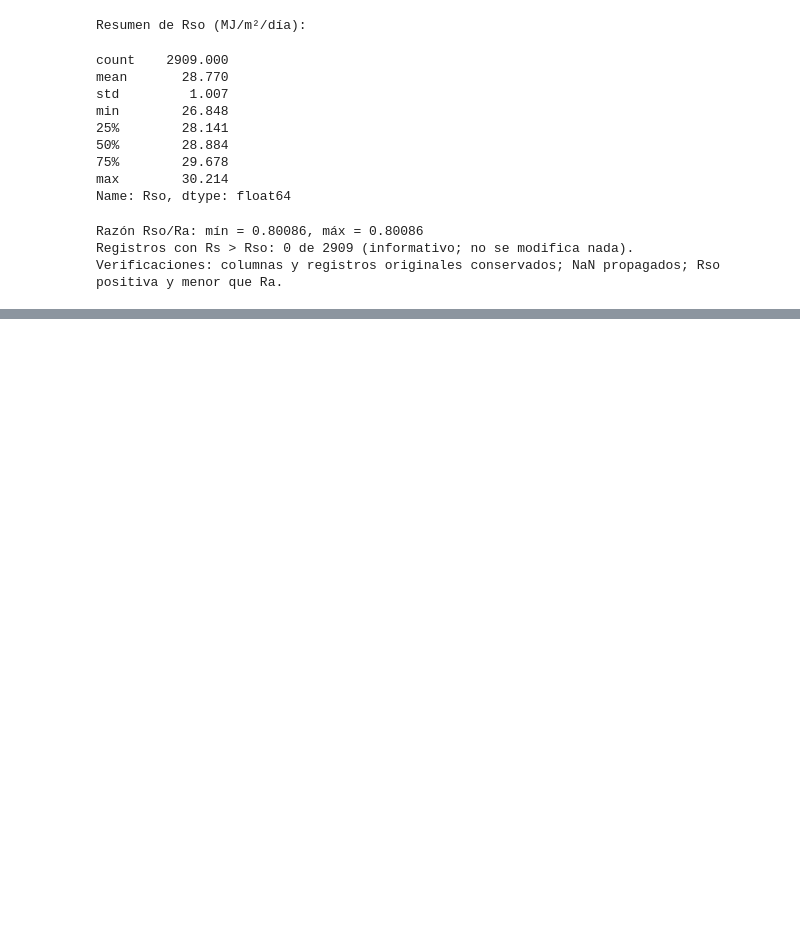
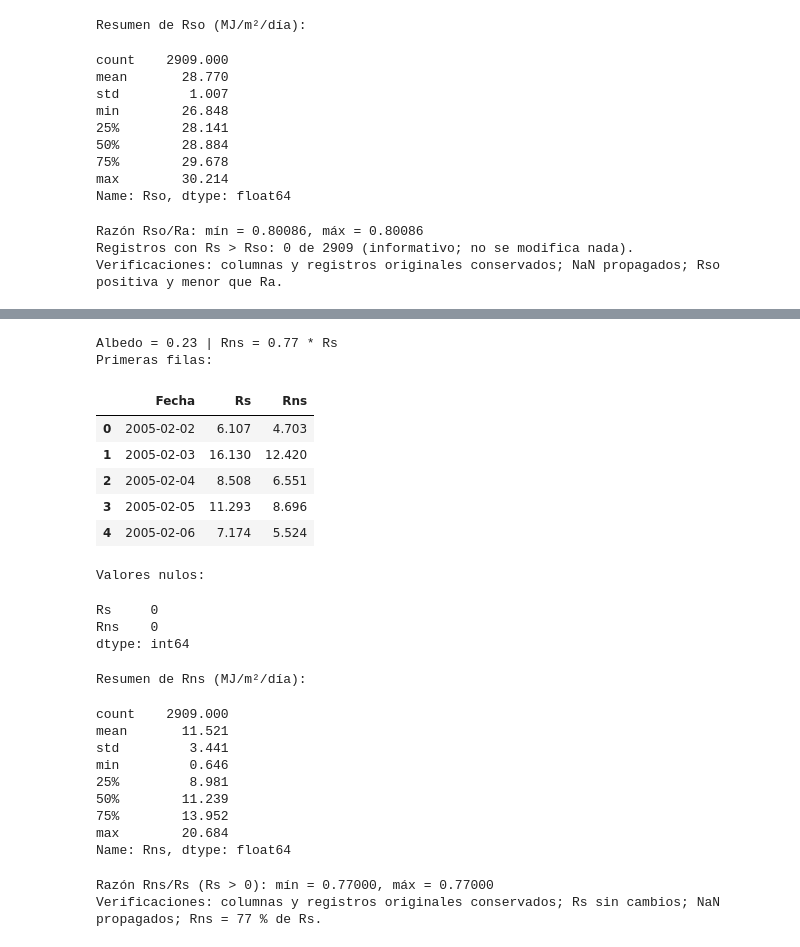
Before and after one commit to nicopulido/Prob_Proyecto_Grado, a Jupyter notebook: Tibaitata/04_calculo_variables_objetivo.ipynb, the cells around one changed output, grey strips where cells are left out. Drawn from its saved outputs; the diff is of its cells as text; code cells hidden in the pictures; blank space fills up the shorter version.

```diff
--- a/Tibaitata/04_calculo_variables_objetivo.ipynb
+++ b/Tibaitata/04_calculo_variables_objetivo.ipynb
@@ -734,0 +739,68 @@ Verificaciones: columnas y registros originales conservados; NaN propagados; Rso
+# %%
+assert "Rs" in df_tibaitata_et0.columns
+assert "Rns" not in df_tibaitata_et0.columns, "La columna Rns ya existe; no se sobrescribirá."
+
+ALBEDO_FAO56 = 0.23  # adimensional, cultivo de referencia
+
+columnas_antes_rns = df_tibaitata_et0.columns.tolist()
+valores_antes_rns = df_tibaitata_et0[columnas_antes_rns].copy()
+numero_registros_antes_rns = len(df_tibaitata_et0)
+forma_limpio_antes_rns = df_tibaitata_limpio.shape
+
+# La operación vectorizada propaga NaN cuando falta Rs.
+df_tibaitata_et0["Rns"] = (1 - ALBEDO_FAO56) * df_tibaitata_et0["Rs"]
+
+rs_con_rns = df_tibaitata_et0["Rs"].dropna()
+rns_valida = df_tibaitata_et0["Rns"].dropna()
+
+# Datos originales intactos (incluida Rs); sin eliminar fechas.
+assert len(df_tibaitata_et0) == numero_registros_antes_rns
+assert df_tibaitata_et0[columnas_antes_rns].equals(valores_antes_rns)
+assert df_tibaitata_et0.columns[:len(columnas_antes_rns)].tolist() == columnas_antes_rns
+assert df_tibaitata_limpio.shape == forma_limpio_antes_rns
+
+# NaN propagados, valores finitos y no negativos.
+assert df_tibaitata_et0["Rns"].isna().equals(df_tibaitata_et0["Rs"].isna())
+assert np.isfinite(rns_valida).all(), "Rns contiene valores infinitos."
+assert (rns_valida >= 0).all(), "Rns contiene valores negativos."
+
+# Rns es el 77 % de Rs.
+assert np.isclose(ALBEDO_FAO56, 0.23)
+assert np.allclose(rns_valida, 0.77 * rs_con_rns)
+assert np.allclose(rns_valida / rs_con_rns.loc[rs_con_rns > 0], 0.77)
+assert (rns_valida <= rs_con_rns).all()
+
+print(f"Albedo = {ALBEDO_FAO56} | Rns = {1 - ALBEDO_FAO56:.2f} * Rs")
+print("Primeras filas:")
+display(df_tibaitata_et0[["Fecha", "Rs", "Rns"]].head())
+print("Valores nulos:")
+display(df_tibaitata_et0[["Rs", "Rns"]].isna().sum())
+print("Resumen de Rns (MJ/m²/día):")
+display(rns_valida.describe())
+print(f"Razón Rns/Rs (Rs > 0): mín = {(rns_valida / rs_con_rns.loc[rs_con_rns > 0]).min():.5f}, máx = {(rns_valida / rs_con_rns.loc[rs_con_rns > 0]).max():.5f}")
+print("Verificaciones: columnas y registros originales conservados; Rs sin cambios; NaN propagados; Rns = 77 % de Rs.")
+# %% [output]
+Albedo = 0.23 | Rns = 0.77 * Rs
+Primeras filas:
+|  | Fecha | Rs | Rns |
+| 0 | 2005-02-02 | 6.107 | 4.703 |
+| 1 | 2005-02-03 | 16.130 | 12.420 |
+| 2 | 2005-02-04 | 8.508 | 6.551 |
+| 3 | 2005-02-05 | 11.293 | 8.696 |
+| 4 | 2005-02-06 | 7.174 | 5.524 |
+Valores nulos:
+Rs     0
+Rns    0
+dtype: int64
+Resumen de Rns (MJ/m²/día):
+count    2909.000
+mean       11.521
+std         3.441
+min         0.646
+25%         8.981
+50%        11.239
+75%        13.952
+max        20.684
+Name: Rns, dtype: float64
+Razón Rns/Rs (Rs > 0): mín = 0.77000, máx = 0.77000
+Verificaciones: columnas y registros originales conservados; Rs sin cambios; NaN propagados; Rns = 77 % de Rs.
```
Also changed, not shown: parts of 5 cells of this notebook.
